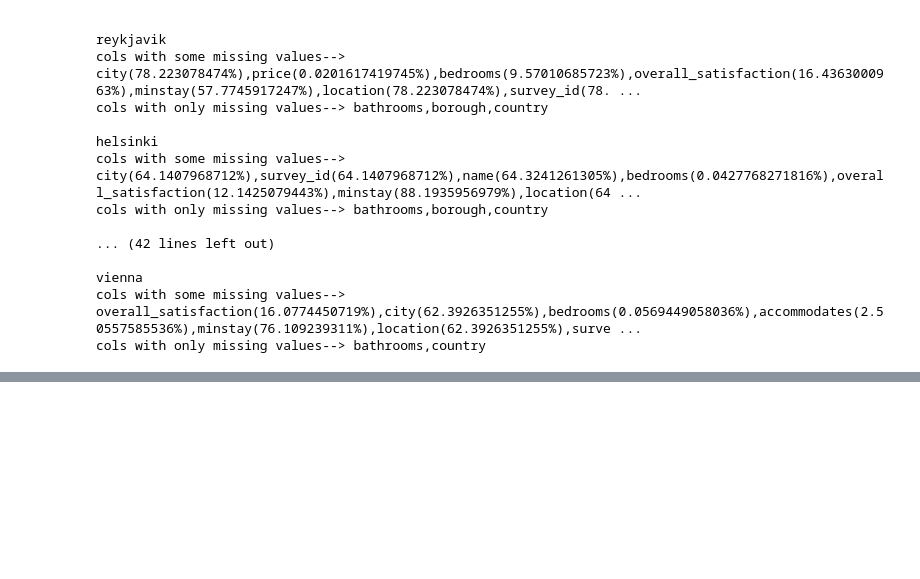
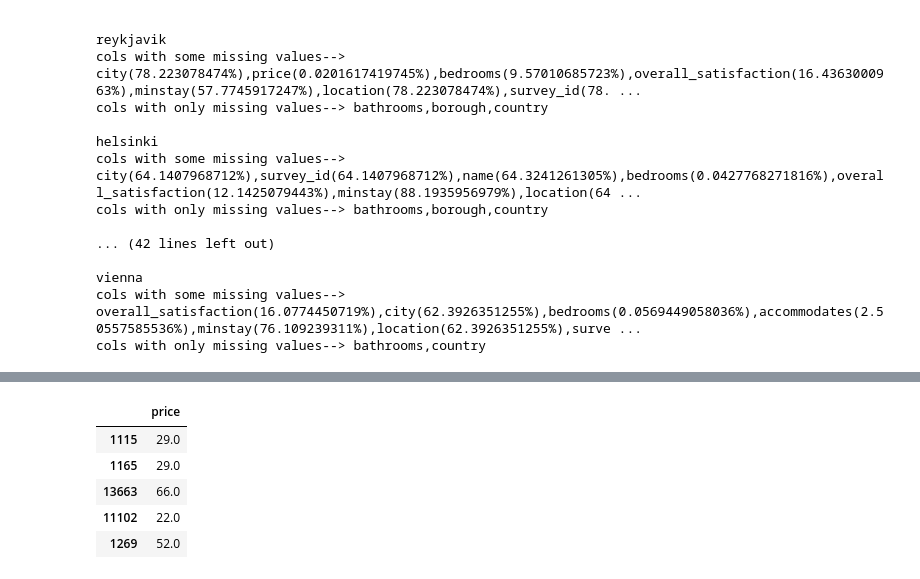
Before and after one commit to and92reas/AirBnB-Data-Analysis, a Jupyter notebook: processing.ipynb, the cells around one changed output, grey strips where cells are left out. Cells and saved outputs as stored; diff of their text form; code cells hidden in the pictures; blank space fills up the shorter version.

```diff
--- a/processing.ipynb
+++ b/processing.ipynb
@@ -797,5 +974,12 @@ for city in new_datasets.keys():
     prices[city] = price_data
     new_datasets[city] = data
 # %%
-prices['madrid']
+prices['madrid'].sample(5)
+# %% [output]
+|  | price |
+| 1115 | 29.0 |
+| 1165 | 29.0 |
+| 13663 | 66.0 |
+| 11102 | 22.0 |
+| 1269 | 52.0 |
 # %%
```
Also changed, not shown: parts of 65 cells of this notebook.
